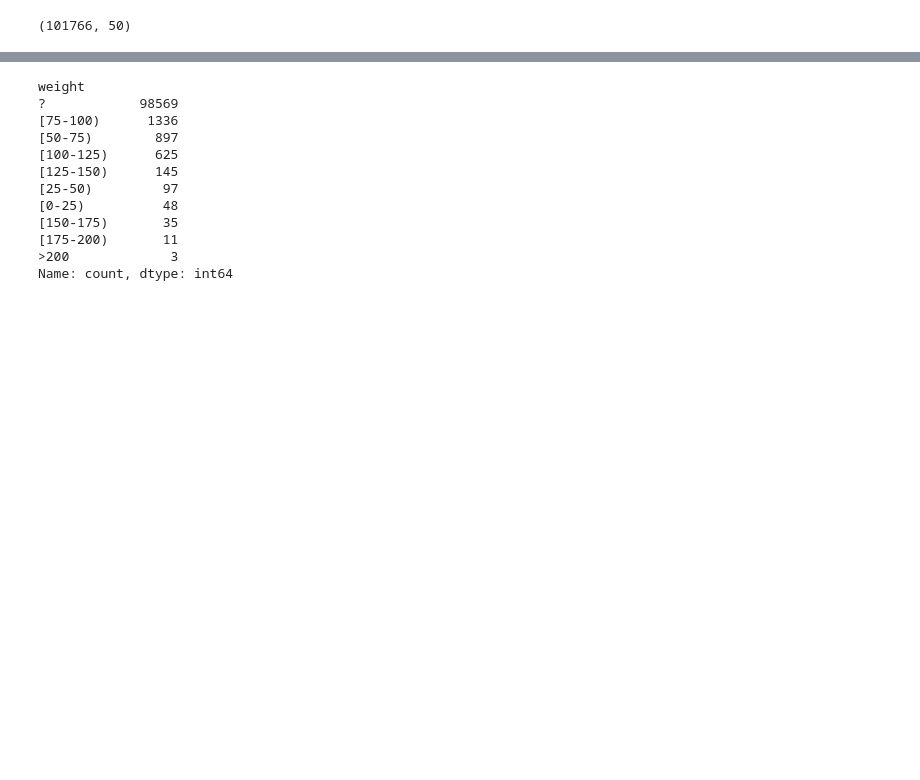
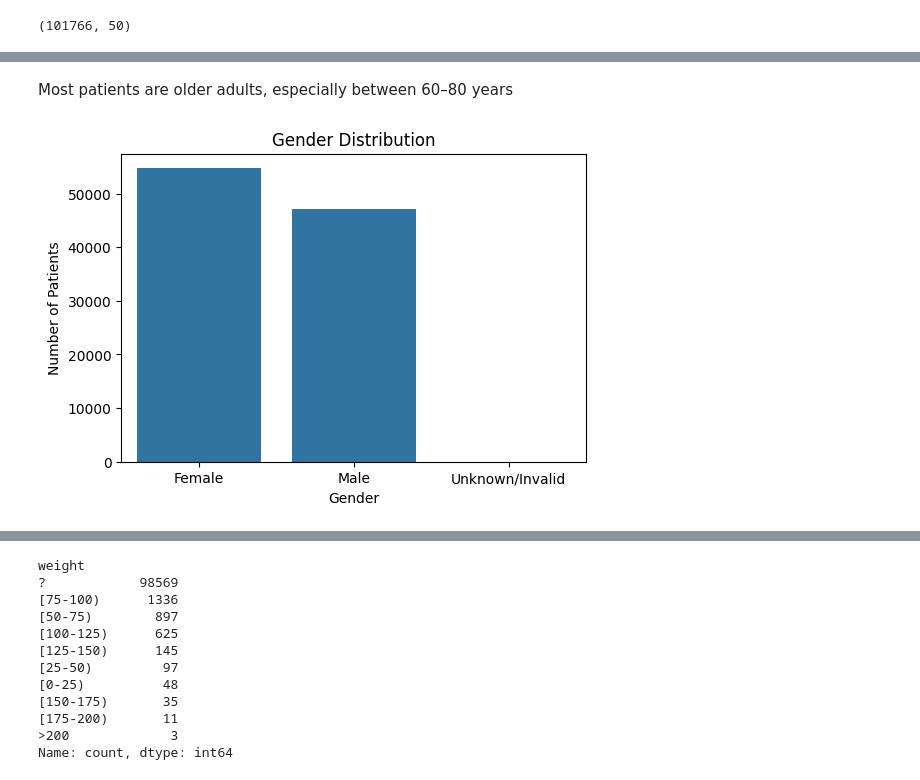
Before and after one commit to samirakhalil1993/readmission-hospital-analysis, a Jupyter notebook: notebooks/eda.ipynb, the cells around one changed output, grey strips where cells are left out. Saved outputs shown, nothing was run; the diff lists cells and outputs as text; code cells hidden in the pictures; blank space fills up the shorter version.

```diff
--- a/notebooks/eda.ipynb
+++ b/notebooks/eda.ipynb
@@ -55,0 +118,14 @@ memory usage: 38.8+ MB
+# %% [markdown]
+Most patients are older adults, especially between 60–80 years
+# %%
+# Visualize gender distribution
+plt.figure(figsize=(6,4))
+sns.countplot(x="gender", data=df)
+
+plt.title("Gender Distribution")
+plt.xlabel("Gender")
+plt.ylabel("Number of Patients")
+
+plt.show()
+# %% [output]
+[figure, added]
```
Also changed, not shown: parts of 35 cells of this notebook.
